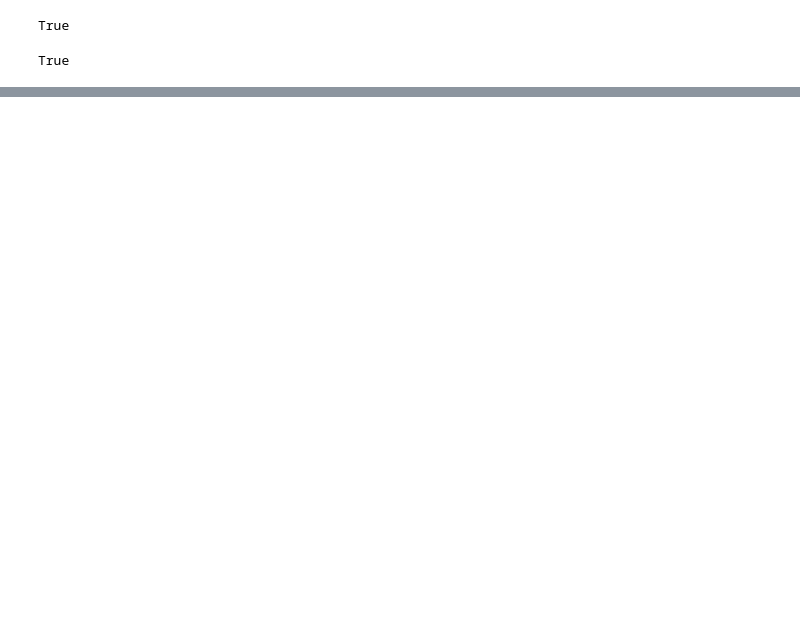
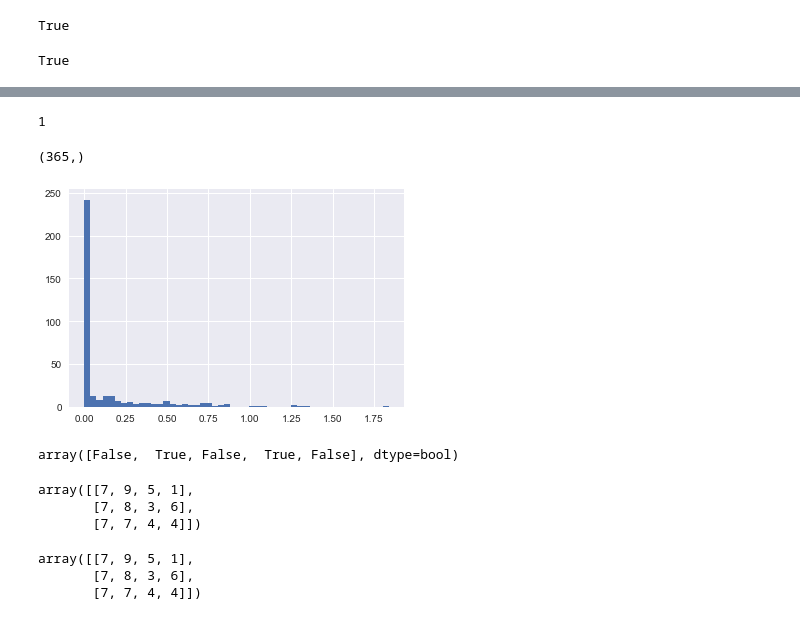
Before and after one commit to alokkshukla/PythonDataScienceHandbook, a Jupyter notebook: notebooks/NumPy.ipynb, the cells around one changed output, grey strips where cells are left out. Saved outputs shown, nothing was run; the diff lists cells and outputs as text; code cells hidden in the pictures; blank space fills up the shorter version.

```diff
--- a/notebooks/NumPy.ipynb
+++ b/notebooks/NumPy.ipynb
@@ -705,0 +617,12 @@ np.median(x)
+# %%
+rainfall = pd.read_csv('data/Seattle2014.csv')['PRCP'].values
+# %%
+inches = rainfall/254
+# %%
+inches.ndim
+# %% [output]
+1
+# %%
+inches.shape
+# %% [output]
+(365,)
@@ -705,0 +635,5 @@ np.median(x)
+# %%
+% matplotlib inline
+plt.hist(inches,50);
+# %% [output]
+[figure, added]
@@ -705,0 +642,4 @@ np.median(x)
+# %%
+(2**x) == (x**2)
+# %% [output]
+array([False,  True, False,  True, False], dtype=bool)
@@ -705,0 +648,12 @@ np.median(x)
+# %%
+x
+# %% [output]
+array([[7, 9, 5, 1],
+       [7, 8, 3, 6],
+       [7, 7, 4, 4]])
+# %%
+x
+# %% [output]
+array([[7, 9, 5, 1],
+       [7, 8, 3, 6],
+       [7, 7, 4, 4]])
```
Also changed, not shown: parts of 200 cells of this notebook.
